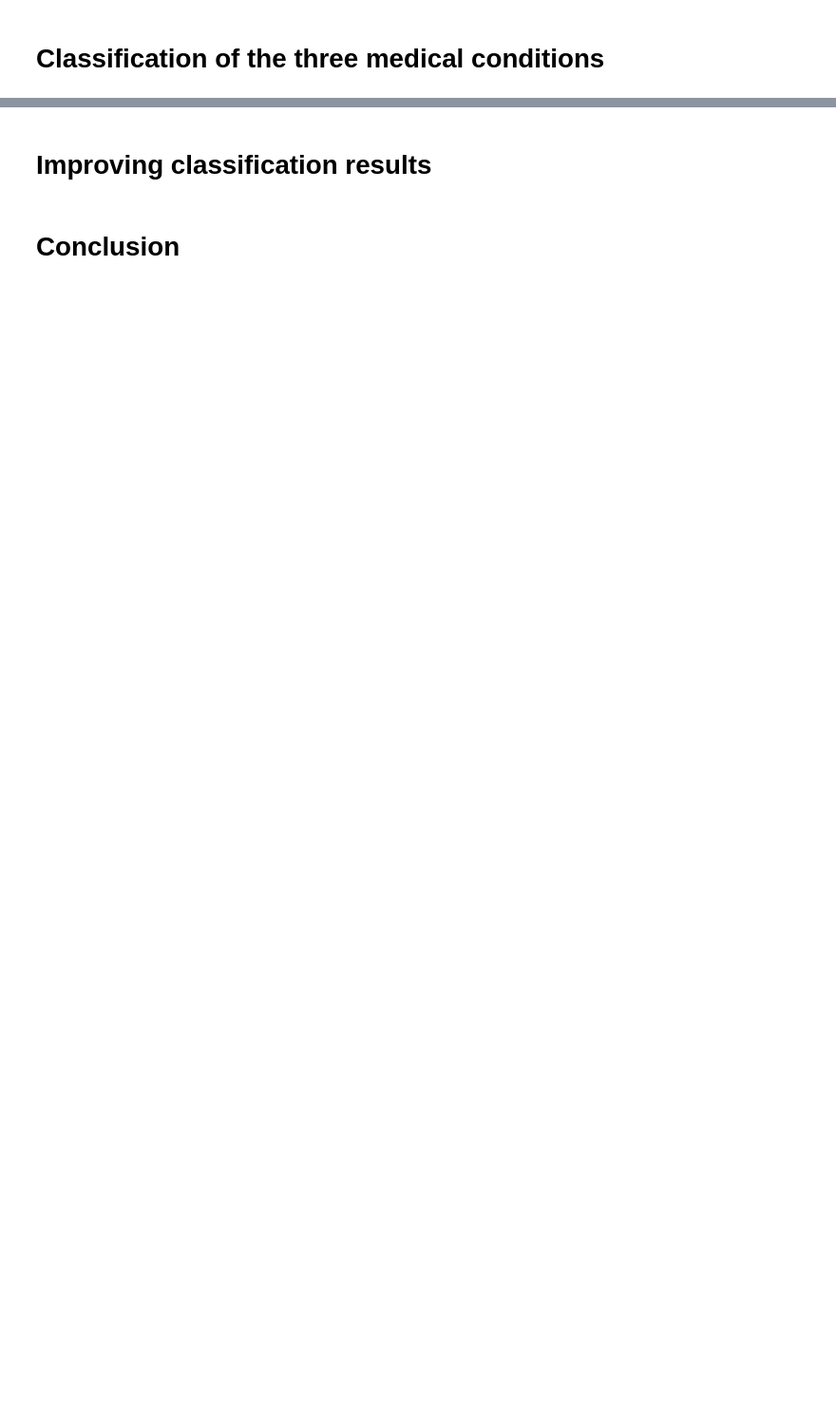
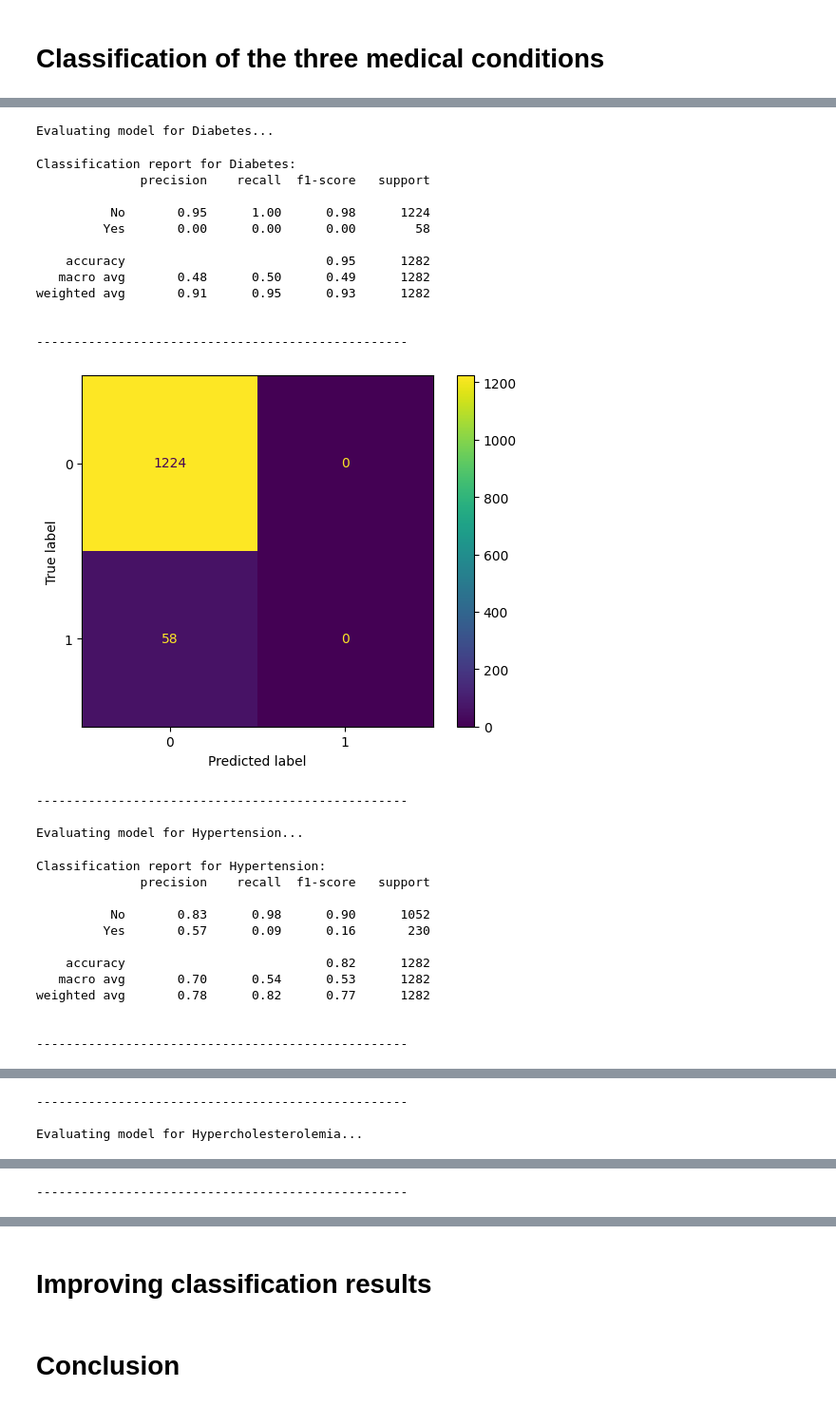
Before and after one commit to Hugana/Bayesian-Networks-AAA, a Jupyter notebook: P1_joao.ipynb, the cells around one changed output, grey strips where cells are left out. Shown at 95% size. Saved outputs shown, nothing was run; the diff lists cells and outputs as text; code cells hidden in the pictures; blank space fills up the shorter version.

```diff
--- a/P1_joao.ipynb
+++ b/P1_joao.ipynb
@@ -976,0 +1046,50 @@ Anxiety - Yes
+# %%
+test = pd.read_csv('cardiovascular_test.csv')
+
+target_conditions = ["Diabetes", "Hypertension", "Hypercholesterolemia"]
+
+for condition in target_conditions:
+    print(f"Evaluating model for {condition}...")
+
+    y_test = test[condition]
+    x_test = test.drop(columns=[condition])
+
+    predictions = bayesian_model.predict(x_test)
+
+    print(f"Classification report for {condition}:")
+    print(classification_report(y_test, predictions[condition],zero_division=0.0))
+    print("\n" + "-"*50 + "\n")
+    display = ConfusionMatrixDisplay(confusion_matrix(y_test, predictions[condition]))
+    display.plot()
+    plt.show()
+    print("\n" + "-"*50 + "\n")
+# %% [output]
+Evaluating model for Diabetes...
+Classification report for Diabetes:
+              precision    recall  f1-score   support
+
+          No       0.95      1.00      0.98      1224
+         Yes       0.00      0.00      0.00        58
+
+    accuracy                           0.95      1282
+   macro avg       0.48      0.50      0.49      1282
+weighted avg       0.91      0.95      0.93      1282
+
+
+--------------------------------------------------
+[figure, added]
+--------------------------------------------------
+
+Evaluating model for Hypertension...
+Classification report for Hypertension:
+              precision    recall  f1-score   support
+
+          No       0.83      0.98      0.90      1052
+         Yes       0.57      0.09      0.16       230
+
+    accuracy                           0.82      1282
+   macro avg       0.70      0.54      0.53      1282
+weighted avg       0.78      0.82      0.77      1282
+
+
+--------------------------------------------------
@@ -976,0 +1097,3 @@ Anxiety - Yes
+--------------------------------------------------
+
+Evaluating model for Hypercholesterolemia...
@@ -976,0 +1113 @@ Anxiety - Yes
+--------------------------------------------------
```
Also changed, not shown: parts of 18 cells of this notebook.
